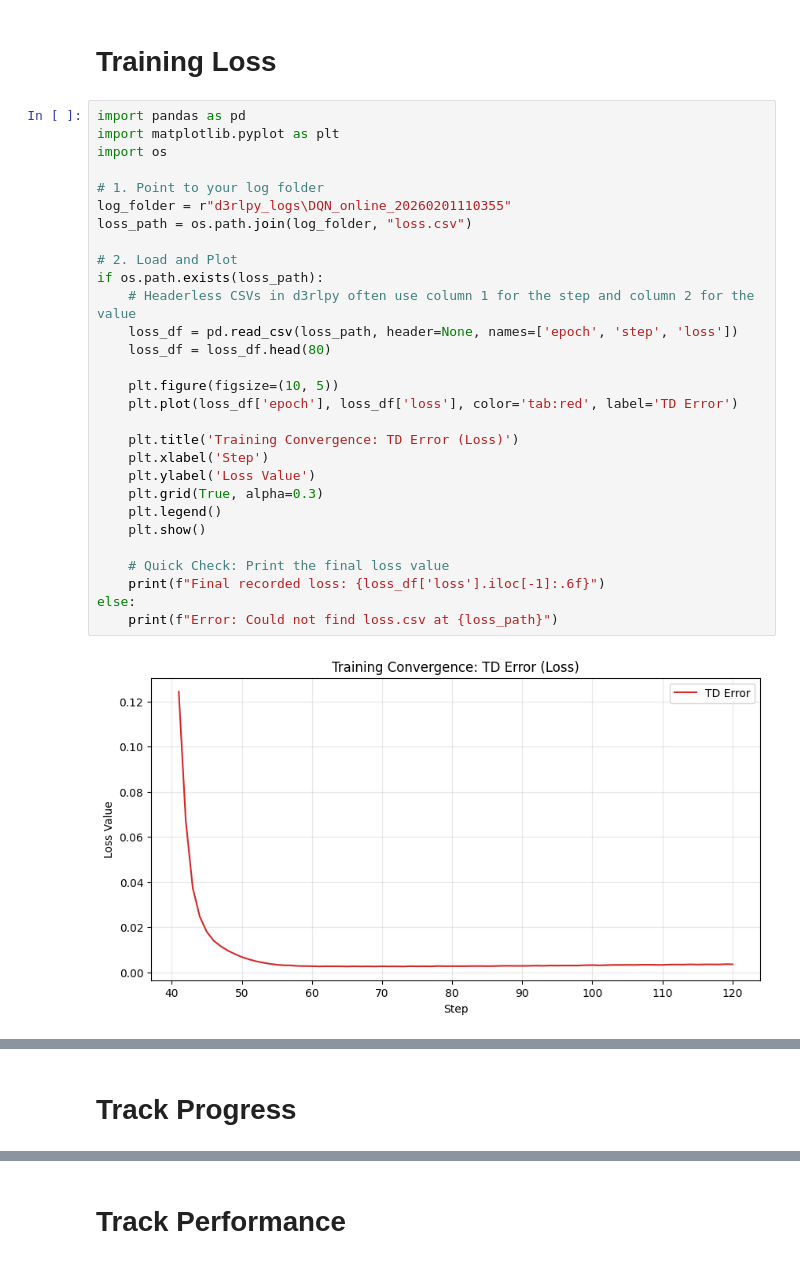
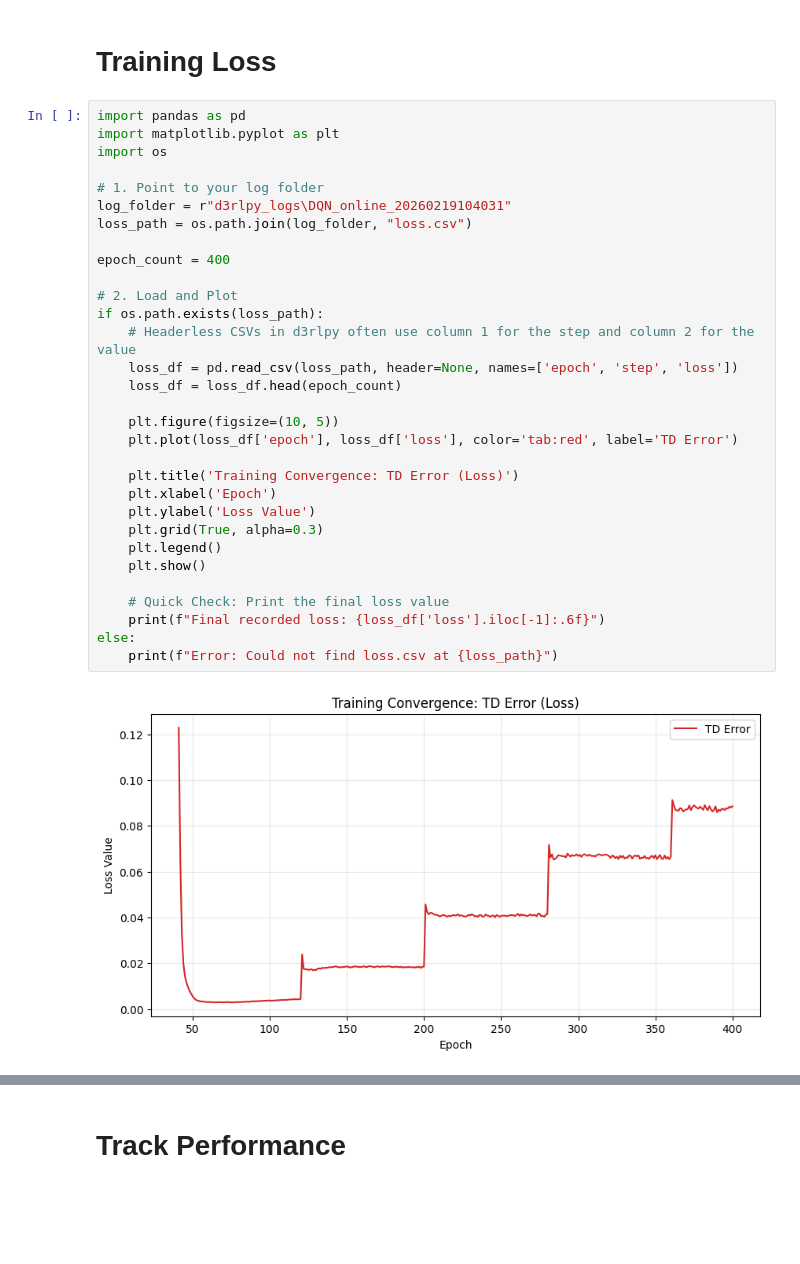
Before and after one commit to FitMAnalytics/transcript_DQN, a Jupyter notebook: DQN_training.ipynb, the cells around one changed output, grey strips where cells are left out. Saved outputs shown, nothing was run; the diff lists cells and outputs as text; blank space fills up the shorter version.

```diff
--- a/DQN_training.ipynb
+++ b/DQN_training.ipynb
@@ -106,31 +106,33 @@ dqn.fit_online(
 # %%
 import pandas as pd
 import matplotlib.pyplot as plt
 import os
 
 # 1. Point to your log folder
-log_folder = r"d3rlpy_logs\DQN_online_20260201110355"
+log_folder = r"d3rlpy_logs\DQN_online_20260219104031"
 loss_path = os.path.join(log_folder, "loss.csv")
+
+epoch_count = 400
 
 # 2. Load and Plot
 if os.path.exists(loss_path):
     # Headerless CSVs in d3rlpy often use column 1 for the step and column 2 for the value
     loss_df = pd.read_csv(loss_path, header=None, names=['epoch', 'step', 'loss'])
-    loss_df = loss_df.head(80)
+    loss_df = loss_df.head(epoch_count)
 
     plt.figure(figsize=(10, 5))
     plt.plot(loss_df['epoch'], loss_df['loss'], color='tab:red', label='TD Error')
 
     plt.title('Training Convergence: TD Error (Loss)')
-    plt.xlabel('Step')
+    plt.xlabel('Epoch')
     plt.ylabel('Loss Value')
     plt.grid(True, alpha=0.3)
     plt.legend()
     plt.show()
 
     # Quick Check: Print the final loss value
     print(f"Final recorded loss: {loss_df['loss'].iloc[-1]:.6f}")
 else:
     print(f"Error: Could not find loss.csv at {loss_path}")
 # %% [output]
-[figure, old version]
+[figure, new version]
@@ -138,2 +139,0 @@ Final recorded loss: 0.003572
-# %% [markdown]
-# Track Progress
```
Also changed, not shown: parts of 9 cells of this notebook.
